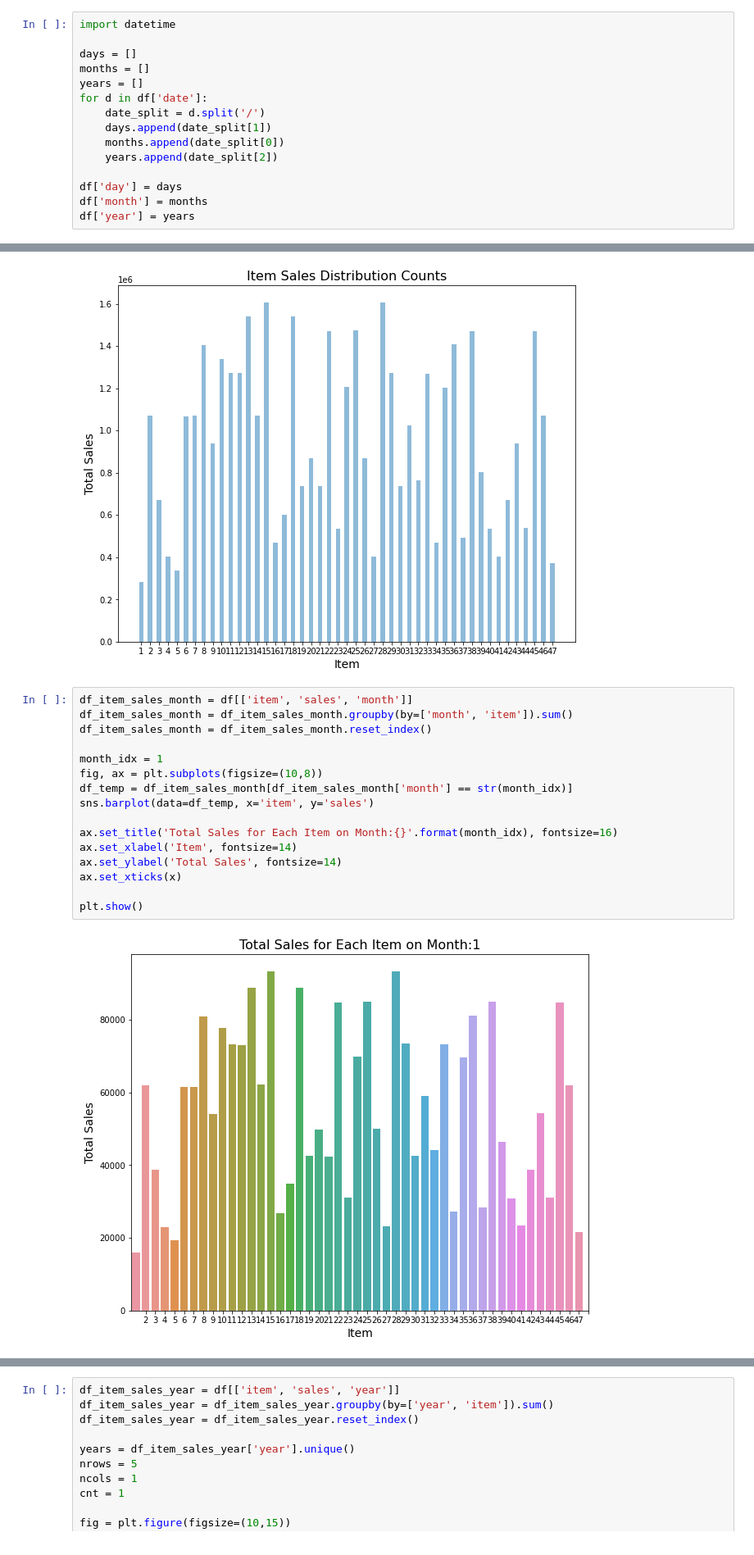
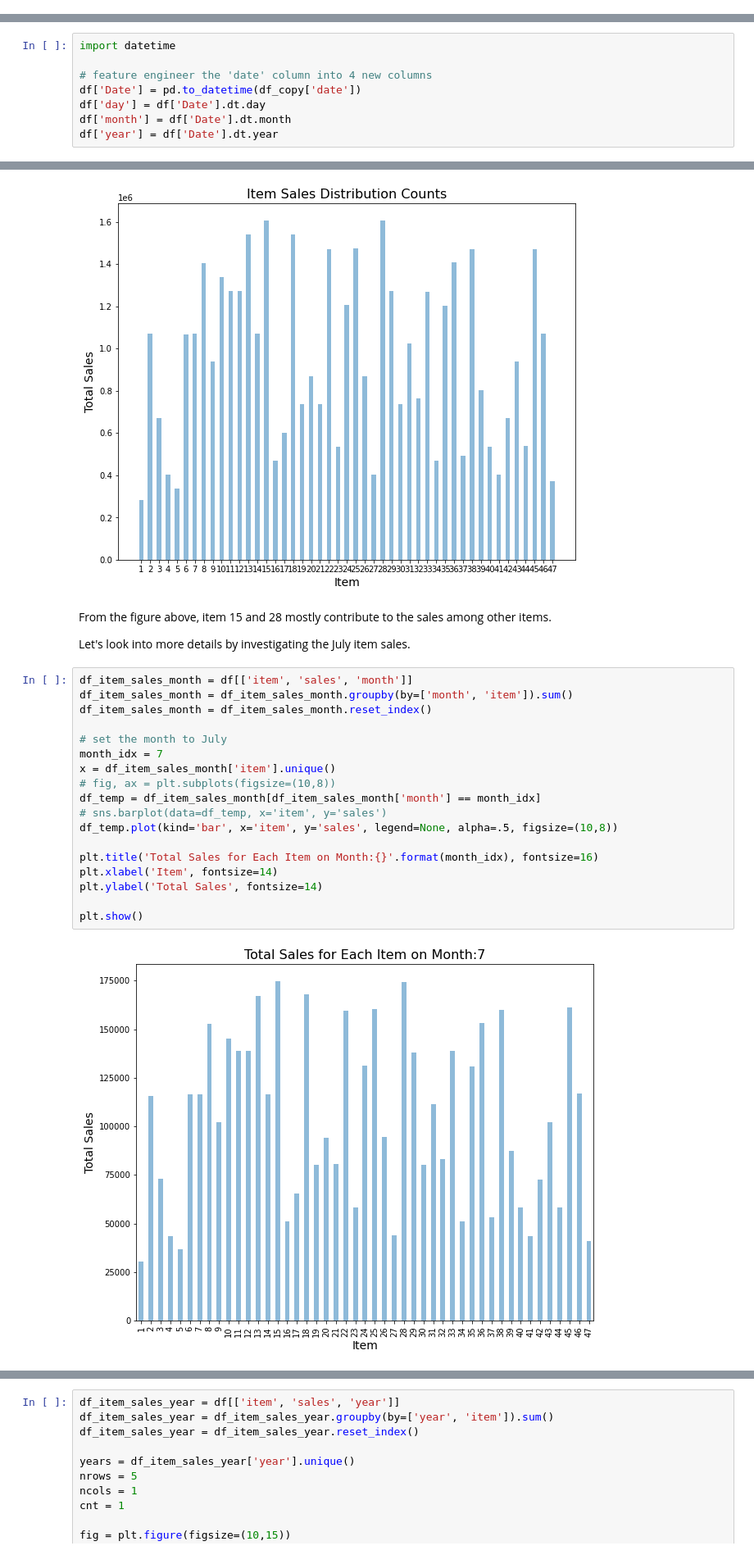
Before and after one commit to archeltaneka/sayurbox-technical-test, a Jupyter notebook: data-science.ipynb, the cells around one changed output, grey strips where cells are left out. Shown at 82% size. Drawn from its saved outputs; the diff is of its cells as text.

```diff
--- a/data-science.ipynb
+++ b/data-science.ipynb
@@ -122,18 +143,3 @@ ax.set_ylabel('Count', fontsize=14)
 plt.show()
 # %% [output]
 [figure]
-# %%
-import datetime
-
-days = []
-months = []
-years = []
-for d in df['date']:
-    date_split = d.split('/')
-    days.append(date_split[1])
-    months.append(date_split[0])
-    years.append(date_split[2])
-
-df['day'] = days
-df['month'] = months
-df['year'] = years
@@ -140,3 +169,11 @@ df['year'] = years
+# %%
+import datetime
+
+# feature engineer the 'date' column into 4 new columns
+df['Date'] = pd.to_datetime(df_copy['date'])
+df['day'] = df['Date'].dt.day
+df['month'] = df['Date'].dt.month
+df['year'] = df['Date'].dt.year
 # %%
 df.head()
 # %% [output]
@@ -250,21 +283,27 @@ ax.set_xticks(x)
 plt.show()
 # %% [output]
 [figure]
+# %% [markdown]
+From the figure above, item 15 and 28 mostly contribute to the sales among other items.
+
+Let's look into more details by investigating the July item sales.
 # %%
 df_item_sales_month = df[['item', 'sales', 'month']]
 df_item_sales_month = df_item_sales_month.groupby(by=['month', 'item']).sum()
 df_item_sales_month = df_item_sales_month.reset_index()
 
-month_idx = 1
-fig, ax = plt.subplots(figsize=(10,8))
-df_temp = df_item_sales_month[df_item_sales_month['month'] == str(month_idx)]
-sns.barplot(data=df_temp, x='item', y='sales')
+# set the month to July
+month_idx = 7
+x = df_item_sales_month['item'].unique()
+# fig, ax = plt.subplots(figsize=(10,8))
+df_temp = df_item_sales_month[df_item_sales_month['month'] == month_idx]
+# sns.barplot(data=df_temp, x='item', y='sales')
+df_temp.plot(kind='bar', x='item', y='sales', legend=None, alpha=.5, figsize=(10,8))
 
-ax.set_title('Total Sales for Each Item on Month:{}'.format(month_idx), fontsize=16)
-ax.set_xlabel('Item', fontsize=14)
-ax.set_ylabel('Total Sales', fontsize=14)
-ax.set_xticks(x)
+plt.title('Total Sales for Each Item on Month:{}'.format(month_idx), fontsize=16)
+plt.xlabel('Item', fontsize=14)
+plt.ylabel('Total Sales', fontsize=14)
 
 plt.show()
 # %% [output]
-[figure, old version]
+[figure, new version]
```
Also changed, not shown: parts of 22 cells of this notebook.
